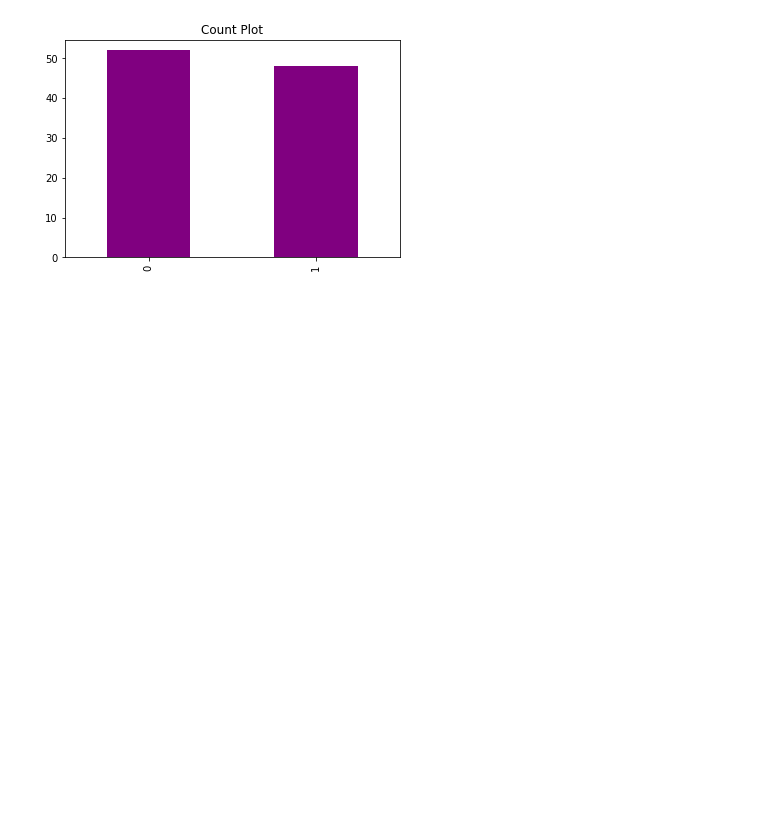
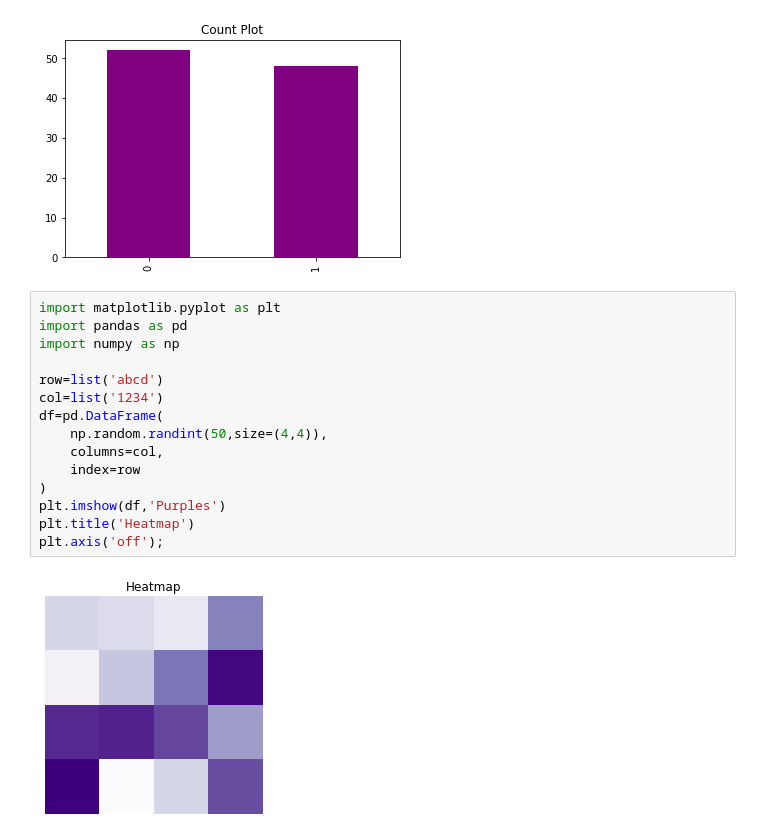
Before and after one commit to steffincodes/googlecolabnotbooks, a Jupyter notebook: Matplotlib101.ipynb, the cells around one changed output. Drawn from its saved outputs; the diff is of its cells as text; blank space fills up the shorter version.

Commit message:
🔥 Heatmap

```diff
--- a/Matplotlib101.ipynb
+++ b/Matplotlib101.ipynb
@@ -228,3 +228,20 @@ df['x'].value_counts().plot.bar(
 );
 # %% [output]
 [figure]
+# %%
+import matplotlib.pyplot as plt
+import pandas as pd
+import numpy as np
+
+row=list('abcd')
+col=list('1234')
+df=pd.DataFrame(
+    np.random.randint(50,size=(4,4)),
+    columns=col,
+    index=row
+)
+plt.imshow(df,'Purples')
+plt.title('Heatmap')
+plt.axis('off');
+# %% [output]
+[figure, added]
```
